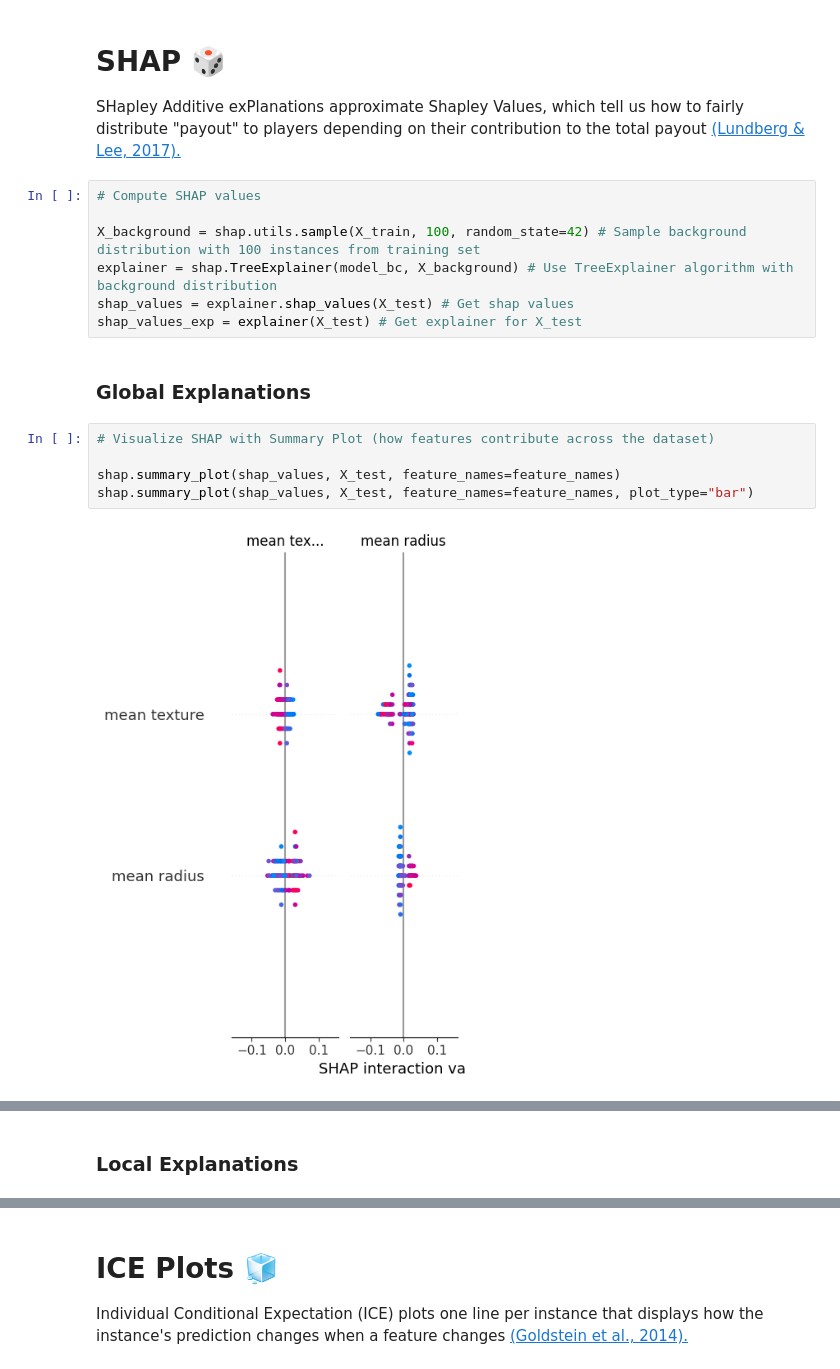
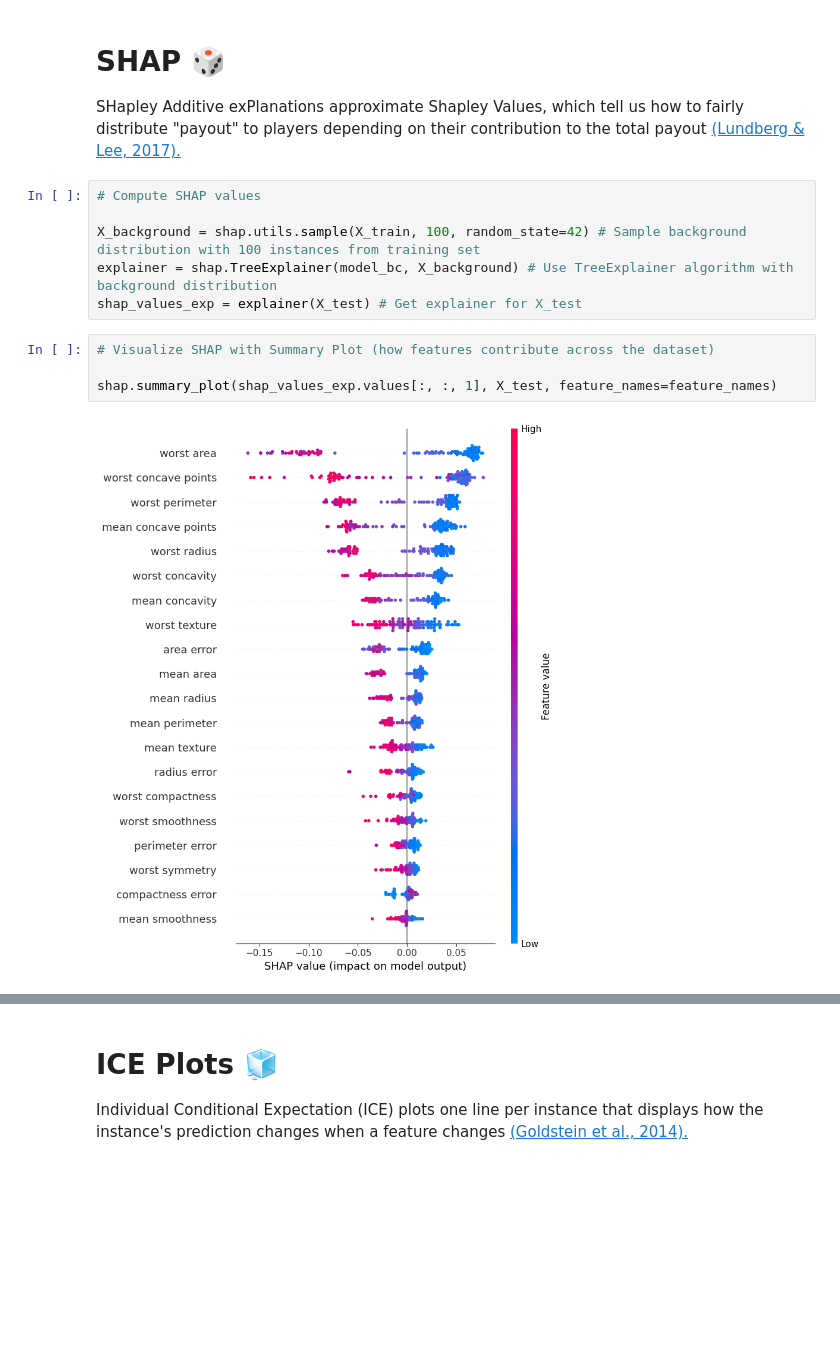
Before and after one commit to catebarry/explainable-techniques, a Jupyter notebook: explainable_technqiues.ipynb, the cells around one changed output, grey strips where cells are left out. Cells and saved outputs as stored; diff of their text form; blank space fills up the shorter version.

```diff
--- a/explainable_technqiues.ipynb
+++ b/explainable_technqiues.ipynb
@@ -272,14 +305,10 @@ SHapley Additive exPlanations approximate Shapley Values, which tell us how to f
 
 X_background = shap.utils.sample(X_train, 100, random_state=42) # Sample background distribution with 100 instances from training set
 explainer = shap.TreeExplainer(model_bc, X_background) # Use TreeExplainer algorithm with background distribution
-shap_values = explainer.shap_values(X_test) # Get shap values
 shap_values_exp = explainer(X_test) # Get explainer for X_test
-# %% [markdown]
-### Global Explanations
 # %%
 # Visualize SHAP with Summary Plot (how features contribute across the dataset)
 
-shap.summary_plot(shap_values, X_test, feature_names=feature_names)
-shap.summary_plot(shap_values, X_test, feature_names=feature_names, plot_type="bar")
+shap.summary_plot(shap_values_exp.values[:, :, 1], X_test, feature_names=feature_names)
 # %% [output]
-[figure, old version]
+[figure, new version]
@@ -287,2 +314,0 @@ shap.summary_plot(shap_values, X_test, feature_names=feature_names, plot_type="b
-# %% [markdown]
-### Local Explanations
```
Also changed, not shown: parts of 22 cells of this notebook.
